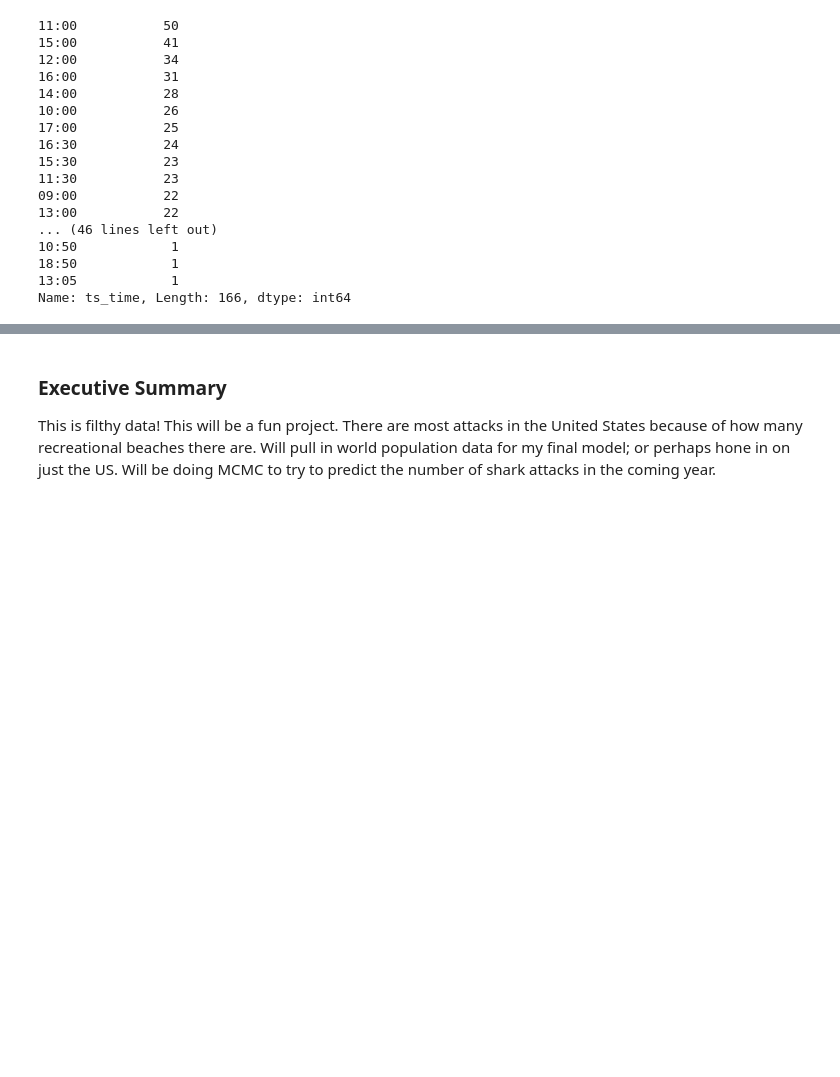
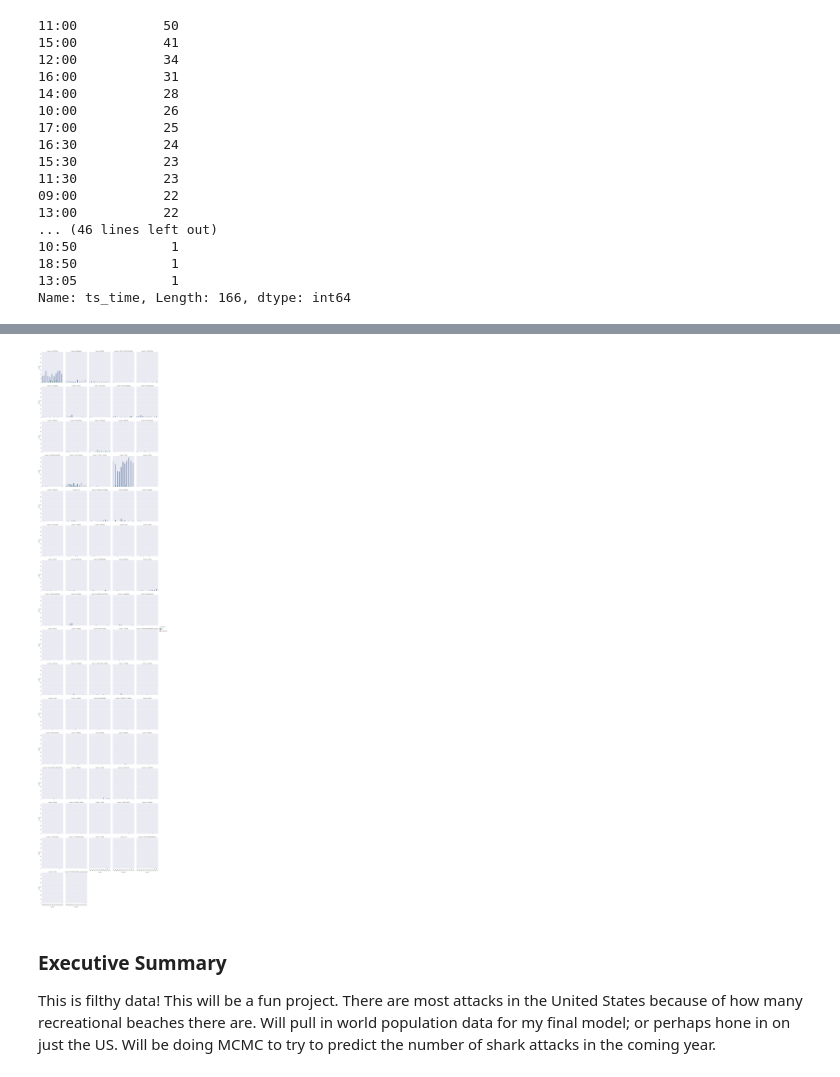
Before and after one commit to nmolivo/shark-attack-capstone, a Jupyter notebook: 00_Datamunging/sharks-EDA.ipynb, the cells around one changed output, grey strips where cells are left out. Cells and saved outputs as stored; diff of their text form; code cells hidden in the pictures; blank space fills up the shorter version.

```diff
--- a/00_Datamunging/sharks-EDA.ipynb
+++ b/00_Datamunging/sharks-EDA.ipynb
@@ -361,0 +422,4 @@ Name: ts_time, Length: 166, dtype: int64
+# %%
+ann_country = annual_graph_df[['ts_date', 'ts_year','Country', 'Fatal (Y/N)']].groupby(['ts_year' ,'Country', 'Fatal (Y/N)']).count().reset_index()
+# %%
+ann_country = ann_country.reset_index()
@@ -362,3 +447,10 @@ Name: ts_time, Length: 166, dtype: int64
+# %%
+sns_plot = sns.factorplot(x='ts_year', y='ts_date',col_wrap=5, hue = 'Fatal (Y/N)', col = 'Country', data = ann_country, kind= "bar",
+               size=5, aspect=.7)
+sns_plot.set_xticklabels(rotation=-45)
+sns_plot.savefig("ann_count.png")
+# %% [output]
+[figure, added]
 # %% [markdown]
 ### Executive Summary<br>
 This is filthy data! This will be a fun project. There are most attacks in the United States because of how many recreational beaches there are. Will pull in world population data for my final model; or perhaps hone in on just the US. Will be doing MCMC to try to predict the number of shark attacks in the coming year.
```
Also changed, not shown: parts of 23 cells of this notebook, 7 other files.
